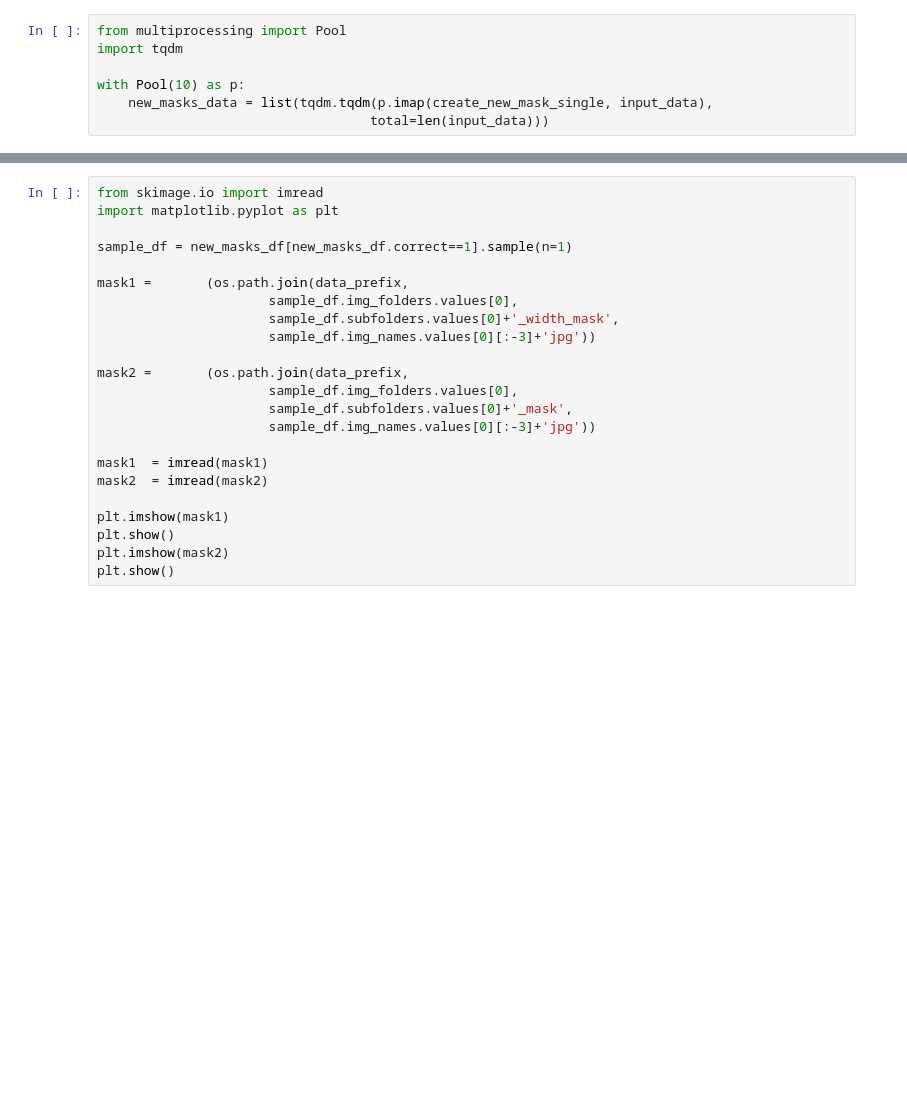
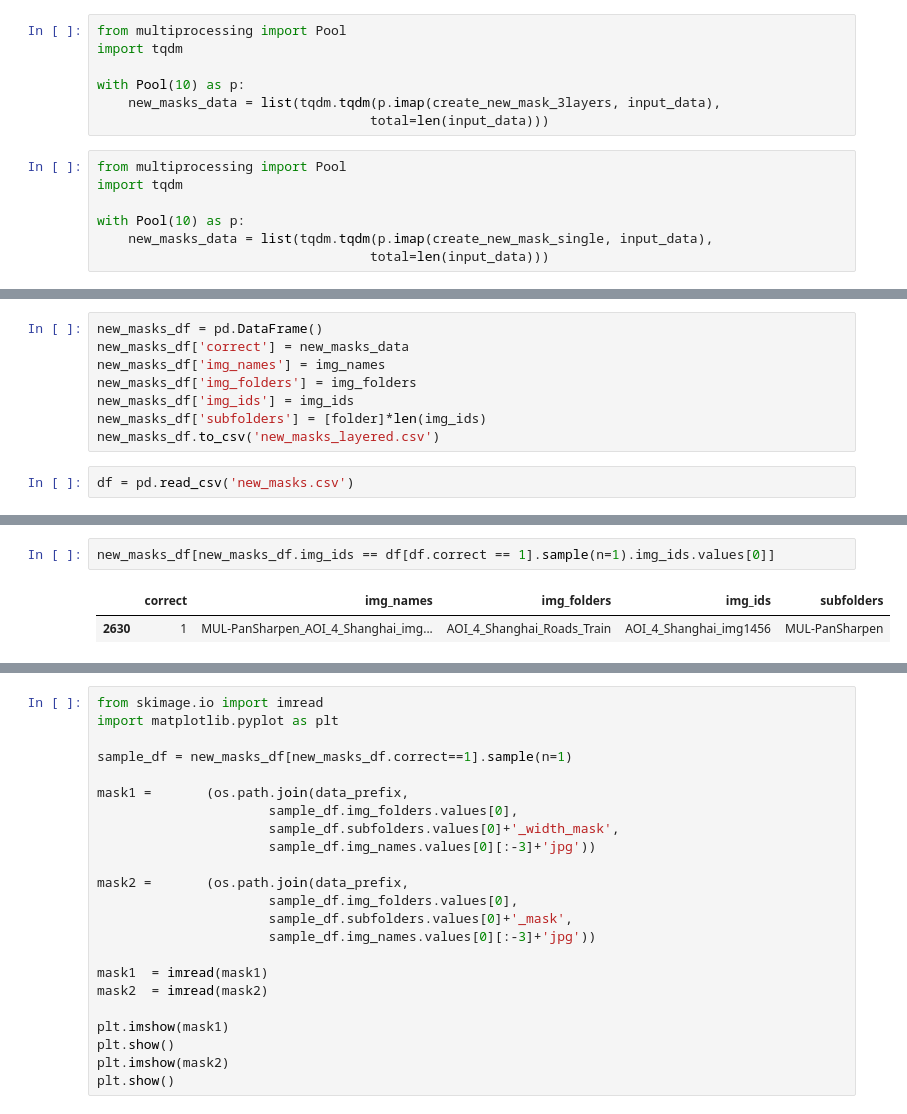
Before and after one commit to snakers4/spacenet-three, a Jupyter notebook: src/experiments.ipynb, the cells around one changed output, grey strips where cells are left out. Cells and saved outputs as stored; diff of their text form; blank space fills up the shorter version.

```diff
--- a/src/experiments.ipynb
+++ b/src/experiments.ipynb
@@ -2564,3 +2700,10 @@ for folder in folders_to_iterate:
+# %%
+from multiprocessing import Pool
+import tqdm
+
+with Pool(10) as p:
+    new_masks_data = list(tqdm.tqdm(p.imap(create_new_mask_3layers, input_data),
+                                   total=len(input_data)))
 # %%
 from multiprocessing import Pool
 import tqdm
@@ -2579,0 +2722,10 @@ new_masks_df.to_csv('new_masks.csv')
+# %%
+new_masks_df = pd.DataFrame()
+new_masks_df['correct'] = new_masks_data
+new_masks_df['img_names'] = img_names
+new_masks_df['img_folders'] = img_folders
+new_masks_df['img_ids'] = img_ids
+new_masks_df['subfolders'] = [folder]*len(img_ids)
+new_masks_df.to_csv('new_masks_layered.csv')
+# %%
+df = pd.read_csv('new_masks.csv')
@@ -2580,3 +2754,8 @@ new_masks_df.to_csv('new_masks.csv')
+# %%
+new_masks_df[new_masks_df.img_ids == df[df.correct == 1].sample(n=1).img_ids.values[0]]
+# %% [output]
+|  | correct | img_names | img_folders | img_ids | subfolders |
+| 2630 | 1 | MUL-PanSharpen_AOI_4_Shanghai_img... | AOI_4_Shanghai_Roads_Train | AOI_4_Shanghai_img1456 | MUL-PanSharpen |
 # %%
 new_masks_df.correct.value_counts()
 # %% [output]
```
Also changed, not shown: parts of 21 cells of this notebook, 3 other files.
